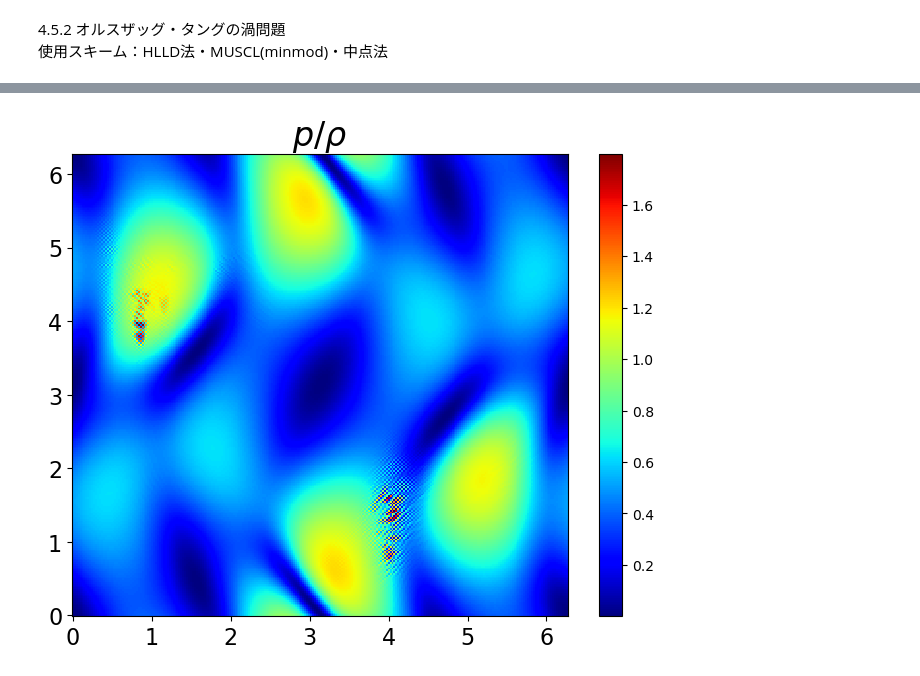
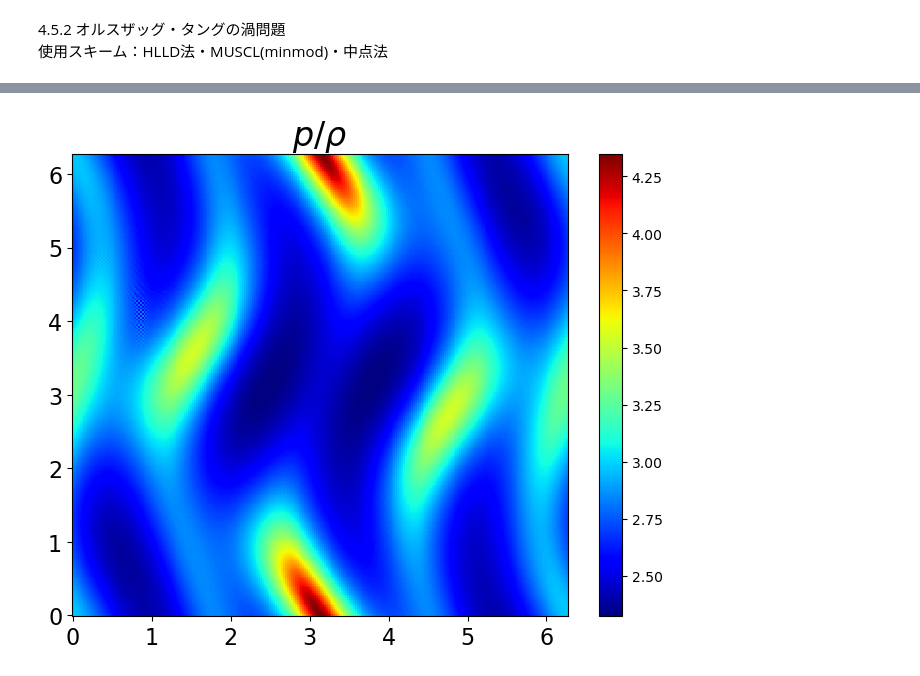
Before and after one commit to Keita-A/RadiativeMHD-simulation, a Jupyter notebook: chap4_orszag-tang.ipynb, the cells around one changed output, grey strips where cells are left out. Saved outputs shown, nothing was run; the diff lists cells and outputs as text; code cells hidden in the pictures.

```diff
--- a/chap4_orszag-tang.ipynb
+++ b/chap4_orszag-tang.ipynb
@@ -251,27 +247,27 @@ for t in range(max_step+1):
 # %%
 fig = plt.figure(figsize=(8, 6))
 ax1 = fig.add_subplot(111)
 
-step = 120
+step = 100
 U = np.load(f"results_orszag-tang/U_{step}.npy")
 rho = U[0, :, :]
 u = U[1, :, :] / rho
 v = U[2, :, :] / rho
 w = U[3, :, :] / rho
 Bx = U[4, :, :]
 By = U[5, :, :]
 Bz = U[6, :, :]
 e = U[7, :, :]
 p = (gamma-1) * (e - rho*(u**2+v**2+w**2)/2 - (Bx**2+By**2+Bz**2)/2)
 magnetic_pressure = 1/2 * (Bx**2+By**2+Bz**2)
 pT = p + magnetic_pressure
 
-contour = ax1.pcolormesh(X, Y, magnetic_pressure.T, cmap='jet')
+contour = ax1.pcolormesh(X, Y, rho.T, cmap='jet')
 cbar = plt.colorbar(contour, ax=ax1)
 
 ax1.set_title(r"$p/\rho$", fontsize=24)
 ax1.tick_params(labelsize=16)
 
 plt.show()
 # %% [output]
-[figure, old version]
+[figure, new version]
```
Also changed, not shown: parts of 2 cells of this notebook, 1 other file.
